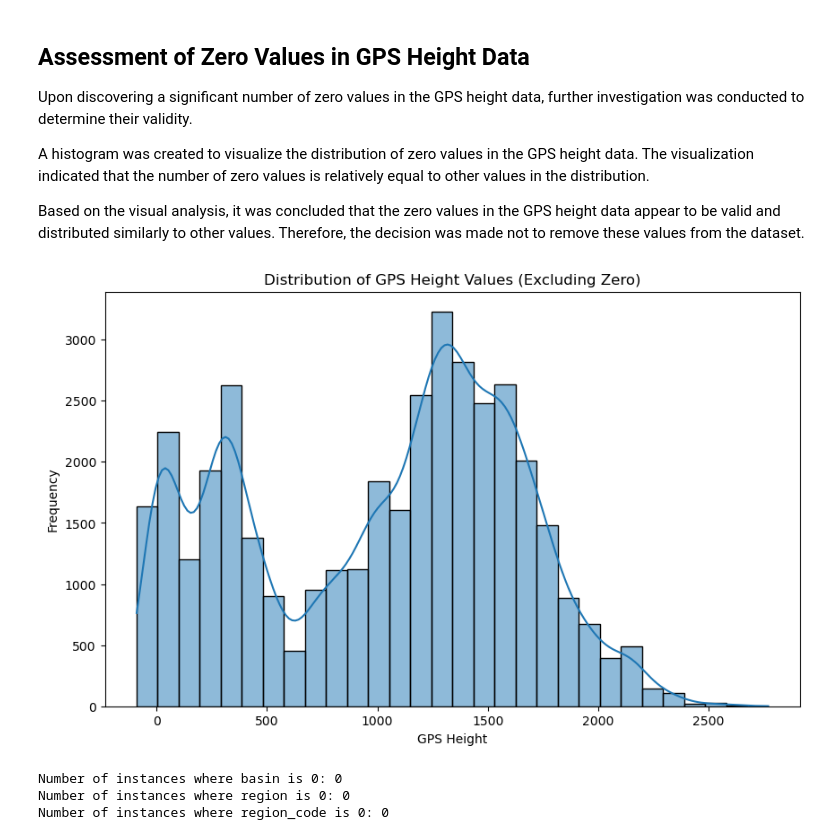
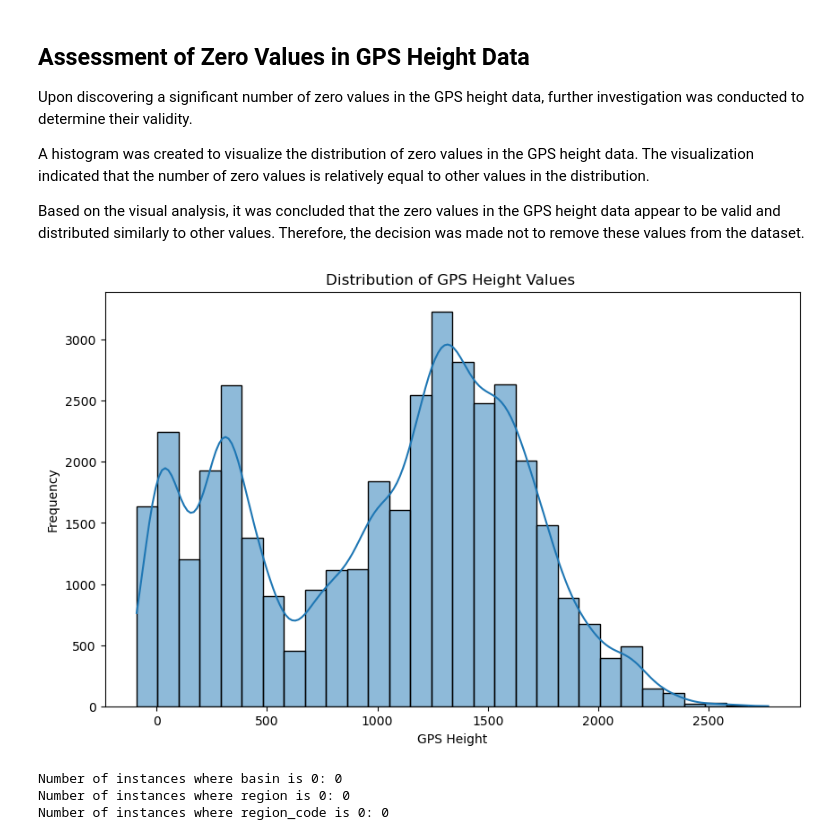
Before and after one commit to jguzzo522/twaterwell, a Jupyter notebook: tanwaterwell.ipynb, the cells around one changed output. Cells and saved outputs as stored; diff of their text form; code cells hidden in the pictures.

```diff
--- a/tanwaterwell.ipynb
+++ b/tanwaterwell.ipynb
@@ -1136,19 +1180,19 @@ Based on the visual analysis, it was concluded that the zero values in the GPS h
 # %%
 import seaborn as sns
 import matplotlib.pyplot as plt
 
 # Filter out zero GPS height values
 non_zero_gps_height = merged_data[merged_data['gps_height'] != 0]
 
 # Plot histogram
 plt.figure(figsize=(10, 6))
 sns.histplot(data=non_zero_gps_height, x='gps_height', bins=30, kde=True)
-plt.title('Distribution of GPS Height Values (Excluding Zero)')
+plt.title('Distribution of GPS Height Values ')
 plt.xlabel('GPS Height')
 plt.ylabel('Frequency')
 plt.show()
 # %% [output]
-[figure, old version]
+[figure, new version]
 # %%
 # Count the number of instances where  0 is present in the columns
 basin_zero_count = (merged_data['basin'] == 0).sum()
```
Also changed, not shown: parts of 4 cells of this notebook.
